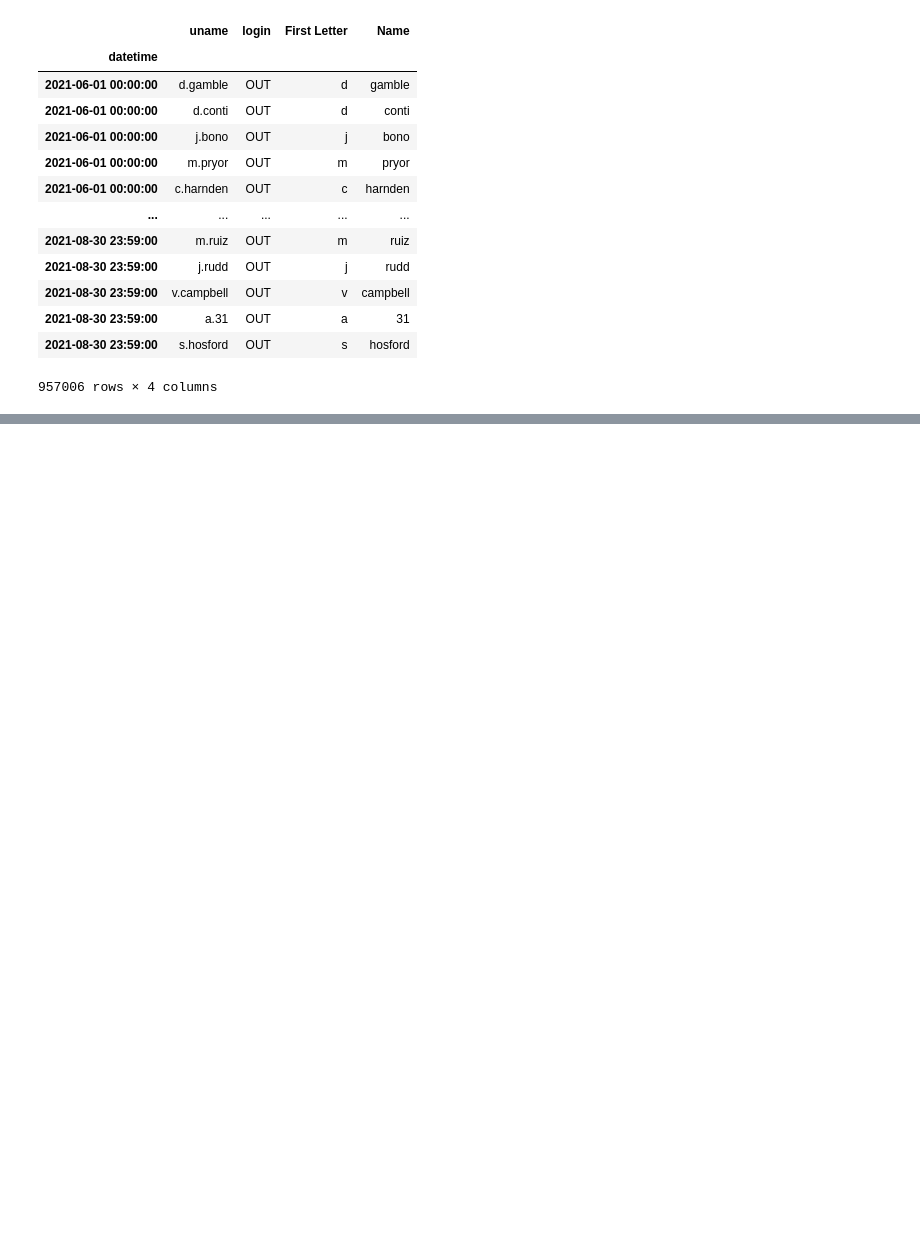
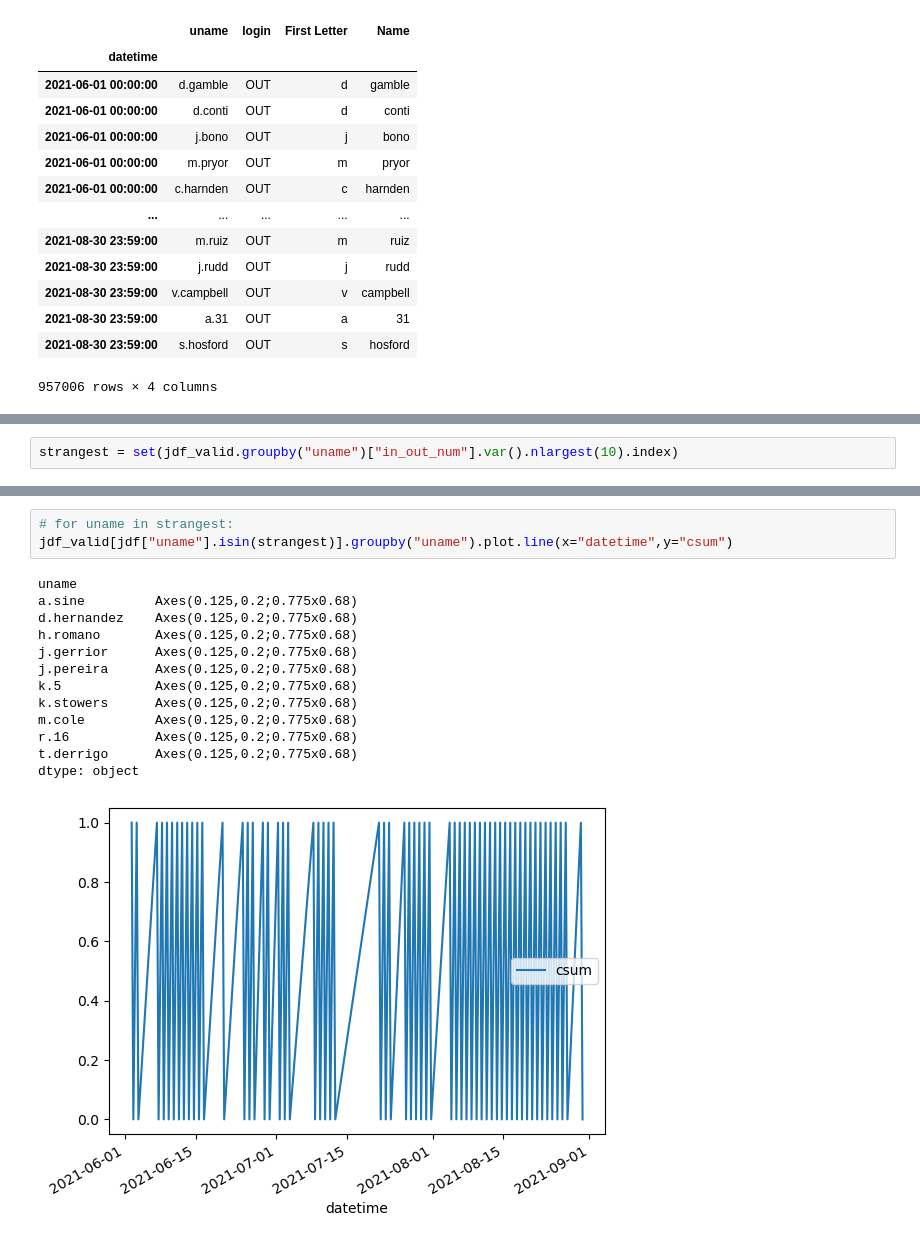
Before and after one commit to jamorr/nsa_challenge, a Jupyter notebook: logins.ipynb, the cells around one changed output, grey strips where cells are left out. Cells and saved outputs as stored; diff of their text form; blank space fills up the shorter version.

```diff
--- a/logins.ipynb
+++ b/logins.ipynb
@@ -207,0 +262,2 @@ TypeError: unsupported operand type(s) for +: 'datetime.time' and 'datetime.time
+# %%
+strangest = set(jdf_valid.groupby("uname")["in_out_num"].var().nlargest(10).index)
@@ -207,0 +285,17 @@ TypeError: unsupported operand type(s) for +: 'datetime.time' and 'datetime.time
+# %%
+# for uname in strangest:
+jdf_valid[jdf["uname"].isin(strangest)].groupby("uname").plot.line(x="datetime",y="csum")
+# %% [output]
+uname
+a.sine         Axes(0.125,0.2;0.775x0.68)
+d.hernandez    Axes(0.125,0.2;0.775x0.68)
+h.romano       Axes(0.125,0.2;0.775x0.68)
+j.gerrior      Axes(0.125,0.2;0.775x0.68)
+j.pereira      Axes(0.125,0.2;0.775x0.68)
+k.5            Axes(0.125,0.2;0.775x0.68)
+k.stowers      Axes(0.125,0.2;0.775x0.68)
+m.cole         Axes(0.125,0.2;0.775x0.68)
+r.16           Axes(0.125,0.2;0.775x0.68)
+t.derrigo      Axes(0.125,0.2;0.775x0.68)
+dtype: object
+[figure, added]
```
Also changed, not shown: parts of 48 cells of this notebook.
